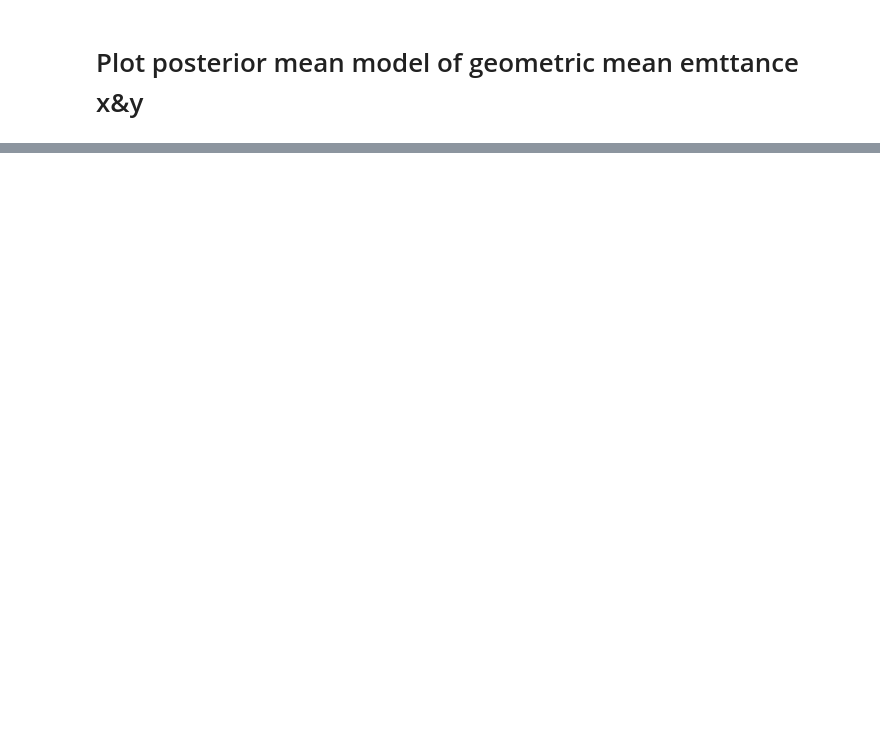
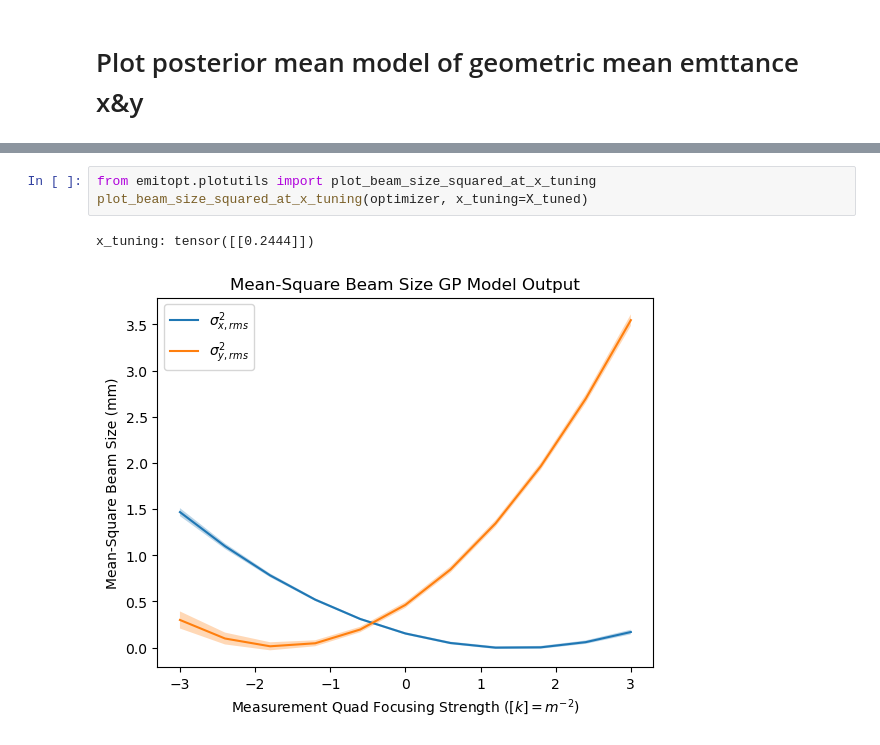
Before and after one commit to roussel-ryan/emitopt, a Jupyter notebook: examples/bax-emittance-xy-minimization-toy-model.ipynb, the cells around one changed output, grey strips where cells are left out. Saved outputs shown, nothing was run; the diff lists cells and outputs as text; blank space fills up the shorter version.

```diff
--- a/examples/bax-emittance-xy-minimization-toy-model.ipynb
+++ b/examples/bax-emittance-xy-minimization-toy-model.ipynb
@@ -732,3 +286,9 @@ plt.show()
+# %%
+from emitopt.plotutils import plot_beam_size_squared_at_x_tuning
+plot_beam_size_squared_at_x_tuning(optimizer, x_tuning=X_tuned)
+# %% [output]
+x_tuning: tensor([[0.2444]])
+[figure, added]
 # %%
 from emitopt.utils import get_valid_geo_mean_emittance_samples_thick_quad
 
```
Also changed, not shown: parts of 45 cells of this notebook, 7 other files.
